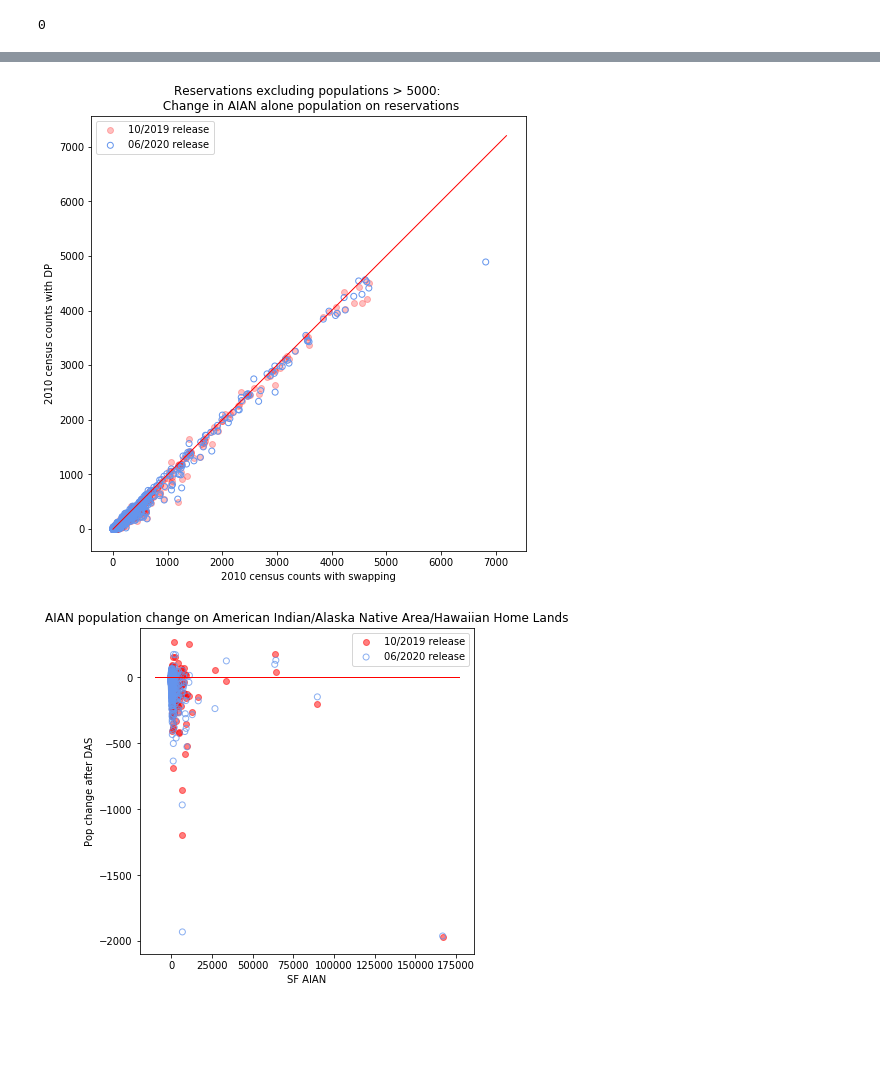
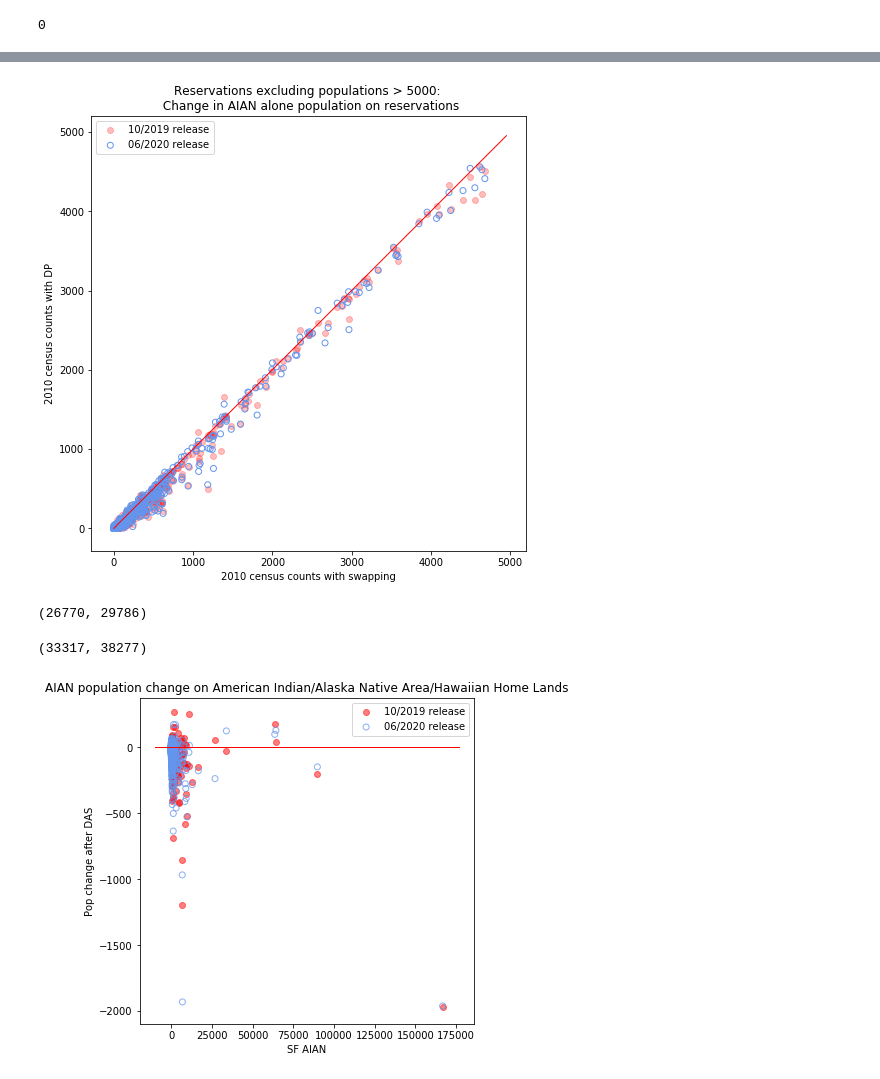
Before and after one commit to beatrixkh/explore_census_2020_dp, a Jupyter notebook: explore/explore_demonstration_data/2020_09_02_updated_DAS_with_aian_on_reservation.ipynb, the cells around one changed output, grey strips where cells are left out. Saved outputs shown, nothing was run; the diff lists cells and outputs as text; code cells hidden in the pictures; blank space fills up the shorter version.

```diff
--- a/explore/explore_demonstration_data/2020_09_02_updated_DAS_with_aian_on_reservation.ipynb
+++ b/explore/explore_demonstration_data/2020_09_02_updated_DAS_with_aian_on_reservation.ipynb
@@ -82,33 +82,53 @@ plt.show()
 # %%
 # zoom in
 
-x0 = df[(df.P0030004_SF<5e3)|(df.P0030004_DP<5e3)].P0030004_SF
-y0 = df[(df.P0030004_SF<5e3)|(df.P0030004_DP<5e3)].P0030004_DP
+x0 = df[(df.P0030004_SF<5e3)].P0030004_SF
+y0 = df[(df.P0030004_SF<5e3)].P0030004_DP
 
-x = df[(df.H7X004_sf<5e3)|(df.H7X004_dp<5e3)].H7X004_sf
-y = df[(df.H7X004_sf<5e3)|(df.H7X004_dp<5e3)].H7X004_dp
+x = df[(df.H7X004_sf<5e3)].H7X004_sf
+y = df[(df.H7X004_sf<5e3)].H7X004_dp
 
 fig = plt.figure()
 fig.set_size_inches(8,8)
 
 ax = fig.add_subplot(111)
 ax.scatter(x0, y0, facecolors='red', edgecolors = 'red', alpha = 0.25, label = '10/2019 release')
 ax.scatter(x, y, facecolors='none', edgecolors = 'cornflowerblue', label = '06/2020 release')
 ax.set_aspect('equal', adjustable='box')
 
 xleft, xright = ax.get_xlim()
 ybottom, ytop = ax.get_ylim()
 lim = max(xright,ytop)
 ax.plot([-1,lim],[-1,lim], 'red', linewidth=1)
 
 plt.xlabel('2010 census counts with swapping')
 plt.ylabel('2010 census counts with DP')
 plt.title('Reservations excluding populations > 5000: \n Change in AIAN alone population on reservations')
 
 plt.legend()
 plt.show()
 # %% [output]
-[figure, old version]
+[figure, new version]
+# %%
+x0 = df[(df.P0030004_SF<5e3)].P0030004_SF
+y0 = df[(df.P0030004_SF<5e3)].P0030004_DP
+
+x = df[(df.H7X004_sf<5e3)].H7X004_sf
+y = df[(df.H7X004_sf<5e3)].H7X004_dp
+
+(x0-y0).sum(), (x-y).sum()
+# %% [output]
+(26770, 29786)
+# %%
+x0 = df.P0030004_SF  # older version
+y0 = df.P0030004_DP
+
+x = df.H7X004_sf  # newer version
+y = df.H7X004_dp
+
+(x0-y0).sum(), (x-y).sum()
+# %% [output]
+(33317, 38277)
 # %%
 x = df.H7X004_sf
 y1 = df.P0030004_DP - df.H7X004_sf
```
Also changed, not shown: parts of 3 cells of this notebook.
